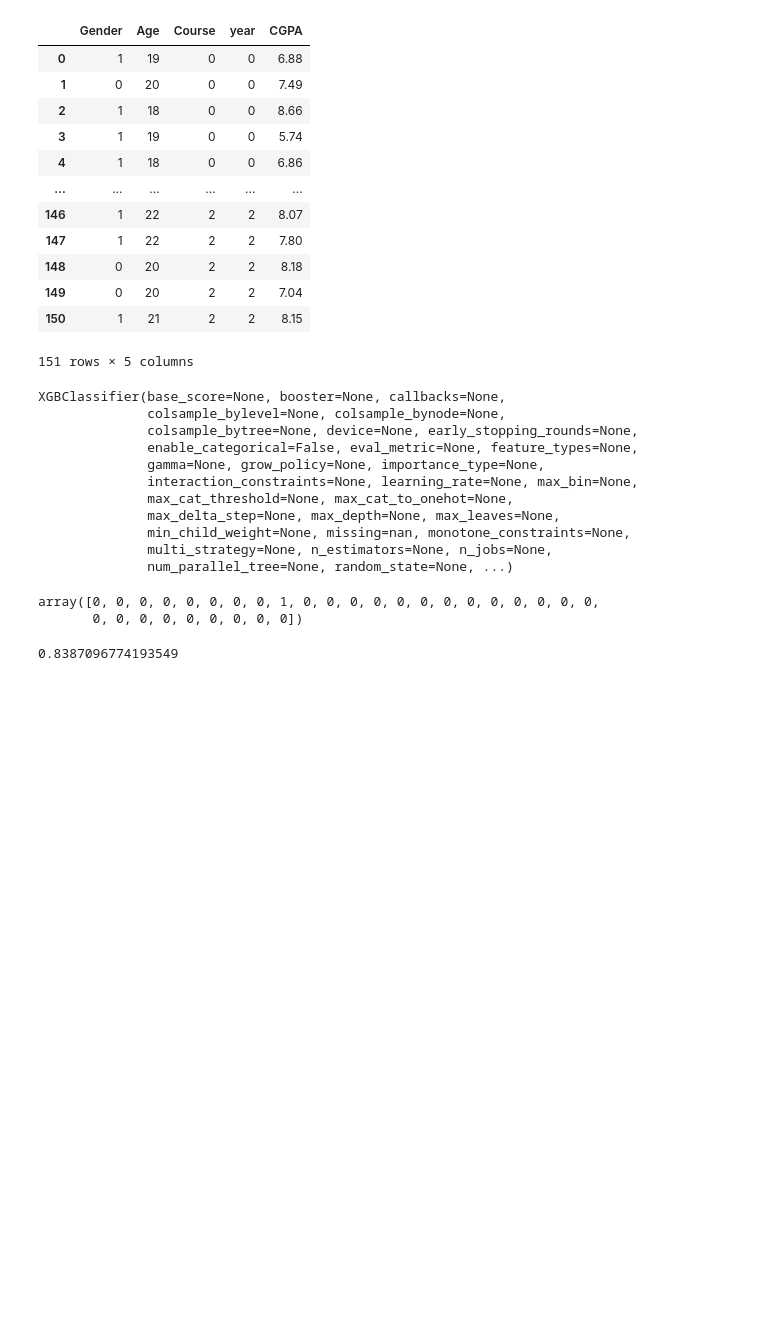
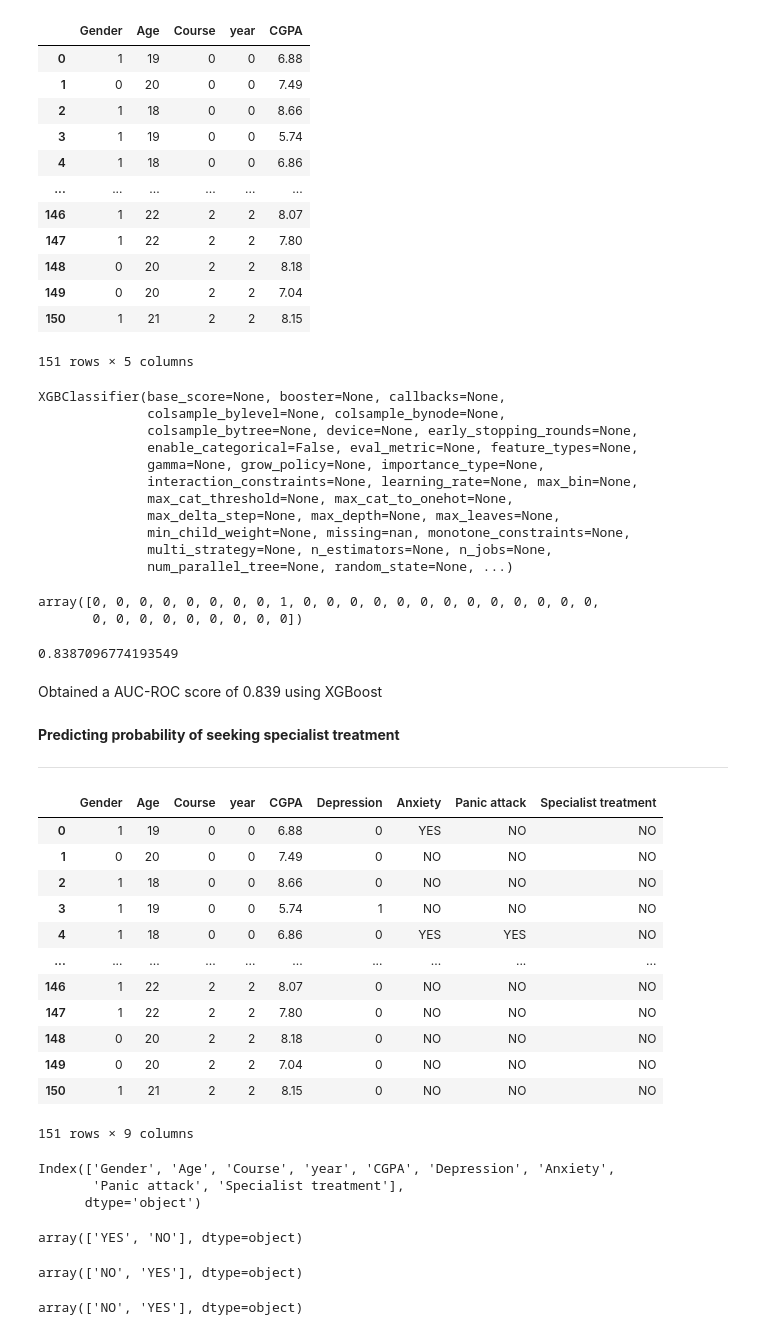
Before and after one commit to chiro2004/IITKGP_Intern_Project, a Jupyter notebook: KGP_intern_project.ipynb, the cells around one changed output. Drawn from its saved outputs; the diff is of its cells as text; code cells hidden in the pictures; blank space fills up the shorter version.

```diff
--- a/KGP_intern_project.ipynb
+++ b/KGP_intern_project.ipynb
@@ -242,3 +244,31 @@ array([0, 0, 0, 0, 0, 0, 0, 0, 1, 0, 0, 0, 0, 0, 0, 0, 0, 0, 0, 0, 0, 0,
 model.score(x_test,y_test)
 # %% [output]
 0.8387096774193549
+# %% [markdown]
+Obtained a AUC-ROC score of 0.839 using XGBoost
+# %% [markdown]
+**Predicting probability of seeking specialist treatment**
+
+---
+# %%
+df
+# %% [output]
+|  | Gender | Age | Course | year | CGPA | Depression | Anxiety | Panic attack | Specialist treatment |
+| 0 | 1 | 19 | 0 | 0 | 6.88 | 0 | YES | NO | NO |
+| 1 | 0 | 20 | 0 | 0 | 7.49 | 0 | NO | NO | NO |
+| 2 | 1 | 18 | 0 | 0 | 8.66 | 0 | NO | NO | NO |
+| 3 | 1 | 19 | 0 | 0 | 5.74 | 1 | NO | NO | NO |
+| 4 | 1 | 18 | 0 | 0 | 6.86 | 0 | YES | YES | NO |
+| ... | ... | ... | ... | ... | ... | ... | ... | ... | ... |
+| 146 | 1 | 22 | 2 | 2 | 8.07 | 0 | NO | NO | NO |
+| 147 | 1 | 22 | 2 | 2 | 7.80 | 0 | NO | NO | NO |
+| 148 | 0 | 20 | 2 | 2 | 8.18 | 0 | NO | NO | NO |
+| 149 | 0 | 20 | 2 | 2 | 7.04 | 0 | NO | NO | NO |
+| 150 | 1 | 21 | 2 | 2 | 8.15 | 0 | NO | NO | NO |
+151 rows × 9 columns
+# %%
+df.columns
+# %% [output]
+Index(['Gender', 'Age', 'Course', 'year', 'CGPA', 'Depression', 'Anxiety',
+       'Panic attack', 'Specialist treatment'],
+      dtype='object')
@@ -244,0 +279,12 @@ model.score(x_test,y_test)
+# %%
+df['Anxiety'].unique()
+# %% [output]
+array(['YES', 'NO'], dtype=object)
+# %%
+df['Panic attack'].unique()
+# %% [output]
+array(['NO', 'YES'], dtype=object)
+# %%
+df['Specialist treatment'].unique()
+# %% [output]
+array(['NO', 'YES'], dtype=object)
```
Also changed, not shown: parts of 13 cells of this notebook.
